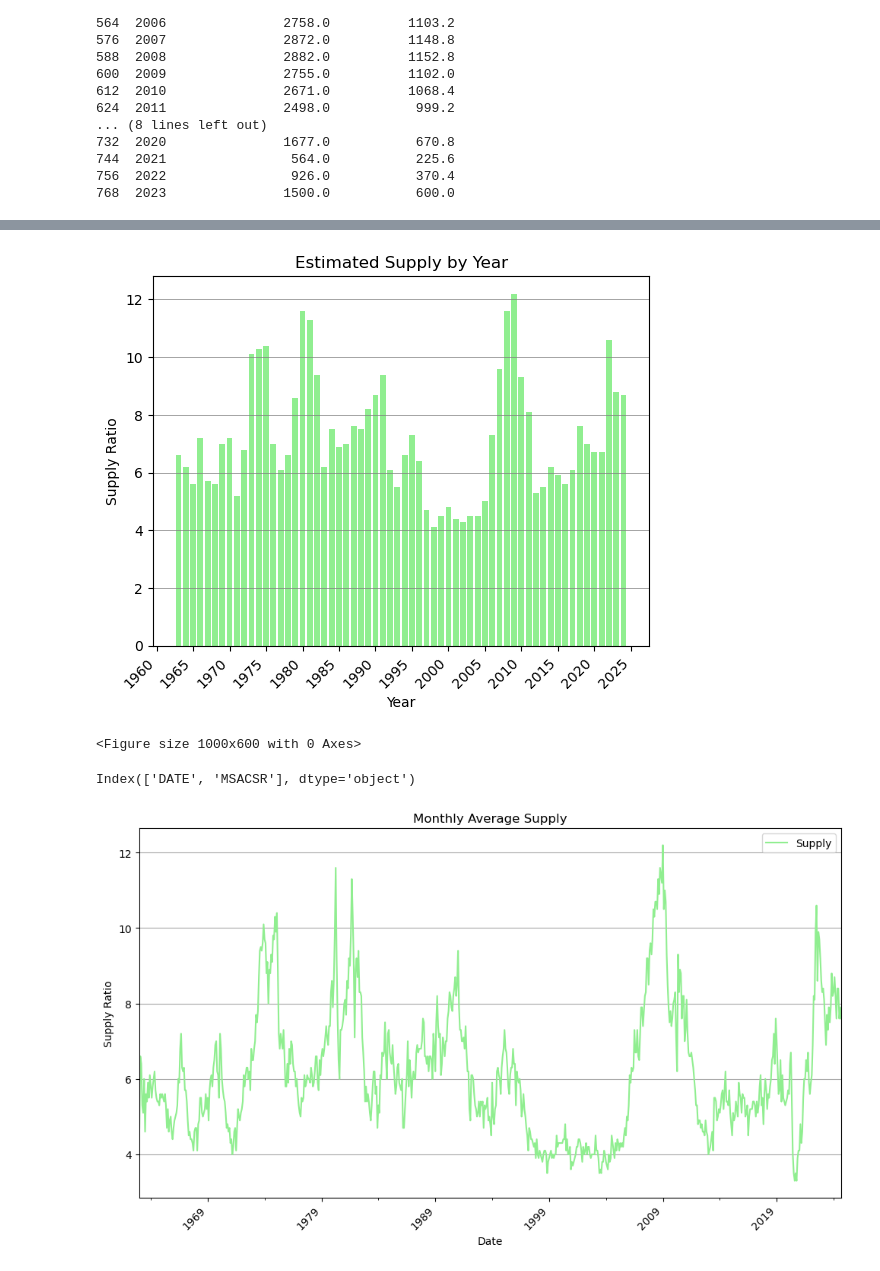
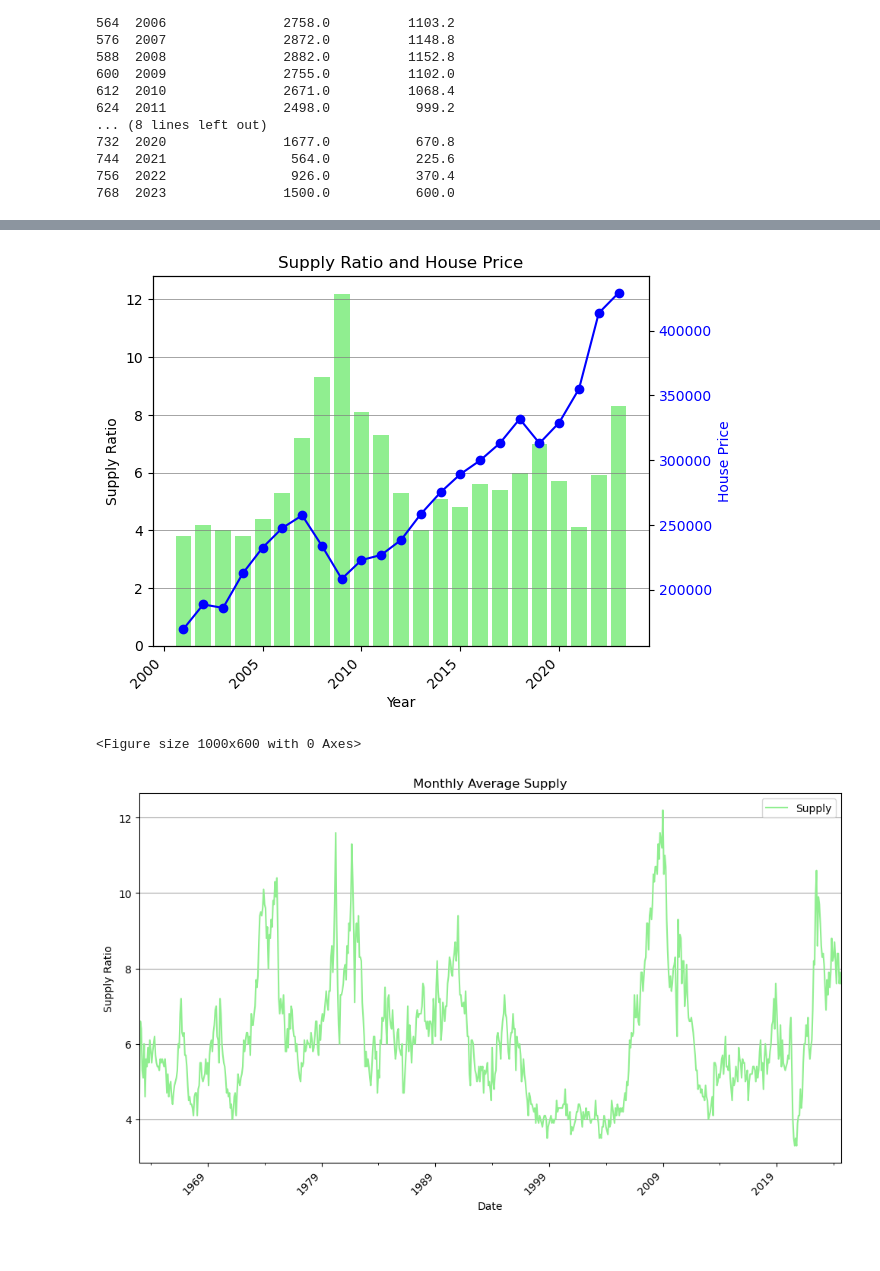
Before and after one commit to Sethdcarter/group8_data_project_1, a Jupyter notebook: Codes/Population and Supply.ipynb, the cells around one changed output, grey strips where cells are left out. Cells and saved outputs as stored; diff of their text form; code cells hidden in the pictures.

```diff
--- a/Codes/Population and Supply.ipynb
+++ b/Codes/Population and Supply.ipynb
@@ -16,12 +16,14 @@ pop_growth = "../Datasets/Pop_Growth.csv"
 house_supply = "../Datasets/Housing_Inventory_Estimate.csv"
 pop = "../Datasets/US_Population.csv"
 supply = "../Datasets/Monthly Supply of New Houses in the United States.csv"
+prices = "../Datasets/Median_Sales_Price_Houses_US.csv"
 # %%
 #Read the CSV
 pop_df = pd.read_csv(pop_growth)
 housesupply_df = pd.read_csv(house_supply)
 total_pop = pd.read_csv(pop)
 supply_df = pd.read_csv(supply)
+prices_df = pd.read_csv(prices)
 
 supply_alt = supply_df
 
@@ -66,6 +77,7 @@ supply_df.head()
 combined_df = pd.merge(pop_df, housesupply_df, how = "outer", on = "DATE")
 combined_df = pd.merge(combined_df, total_pop, how = "outer", on = "DATE")
 combined_df = pd.merge(combined_df, supply_df, how = "outer", on = "DATE")
+combined_df = pd.merge(combined_df, prices_df, how = "outer", on = "DATE")
 
 #Remove NA
 combined_df = combined_df.dropna()
@@ -80,6 +92,7 @@ combined_df = combined_df.rename(columns = {
     "ETOTALUSQ176N":"SupplyCount",
     "SPPOPGROWUSA":"Population_Growth",
     "POPTHM":"Total_Population",
+    "MSPUS":"Price",
     "MSACSR":"Supply"
 })
 
@@ -227,42 +244,43 @@ plt.show()
 # %%
-fig, ax = plt.subplots()
+fig, ax1 = plt.subplots()
 
 plt.figure(figsize=(10, 6))
-ax.bar(supply_df['Date'], supply_df['Supply'], color='lightgreen')
+ax1.bar(combined_df['Date'], combined_df['Supply'], color='lightgreen')
 
 # Add labels and title
-ax.set_xlabel('Year')
-ax.set_ylabel('Supply Ratio')
-ax.set_title('Estimated Supply by Year')
+ax1.set_xlabel('Year')
+ax1.set_ylabel('Supply Ratio')
+ax1.set_title('Supply Ratio and House Price')
 #ax.xticks(supply_df['Date'])
+
+ax2 = ax1.twinx()
+ax2.plot(combined_df['Date'], combined_df['Price'], color='blue', marker='o', label='House Price')
+ax2.set_ylabel('House Price', color='blue')
+ax2.tick_params(axis='y', labelcolor='blue')
 
 # Rotate the x-axis labels for better readability
 #ax.set_xticks(supply_df['Date'], rotation=45, ha='right')
-ax.xaxis.set_major_locator(ticker.MultipleLocator(5))
-plt.setp(ax.get_xticklabels(), rotation=45, ha='right')
+ax1.xaxis.set_major_locator(ticker.MultipleLocator(5))
+plt.setp(ax1.get_xticklabels(), rotation=45, ha='right')
 
 # Show the plot
 plt.tight_layout()
 
-ax.grid(visible=True, axis='y', which='major', linestyle='-', color='grey', linewidth=0.5)
+ax1.grid(visible=True, axis='y', which='major', linestyle='-', color='grey', linewidth=0.5)
 
 
 
 #Export graph to png
 folder = "../Output/"  # Adjust the path as needed
 
 # Ensure the folder exists, create it if it doesn't
 if not os.path.exists(folder):
     os.makedirs(folder)
 
 # Save the plot to the specified folder
-fig.savefig(os.path.join(folder, 'Estimated_Supply.png'), dpi=600)
+fig.savefig(os.path.join(folder, 'Supply.png'), dpi=600)
 plt.show()
 # %% [output]
-[figure, old version]
+[figure, new version]
 <Figure size 1000x600 with 0 Axes>
-# %%
-print(supply_alt.columns)
-# %% [output]
-Index(['DATE', 'MSACSR'], dtype='object')
 # %%
```
Also changed, not shown: parts of 5 cells of this notebook, 2 other files.
